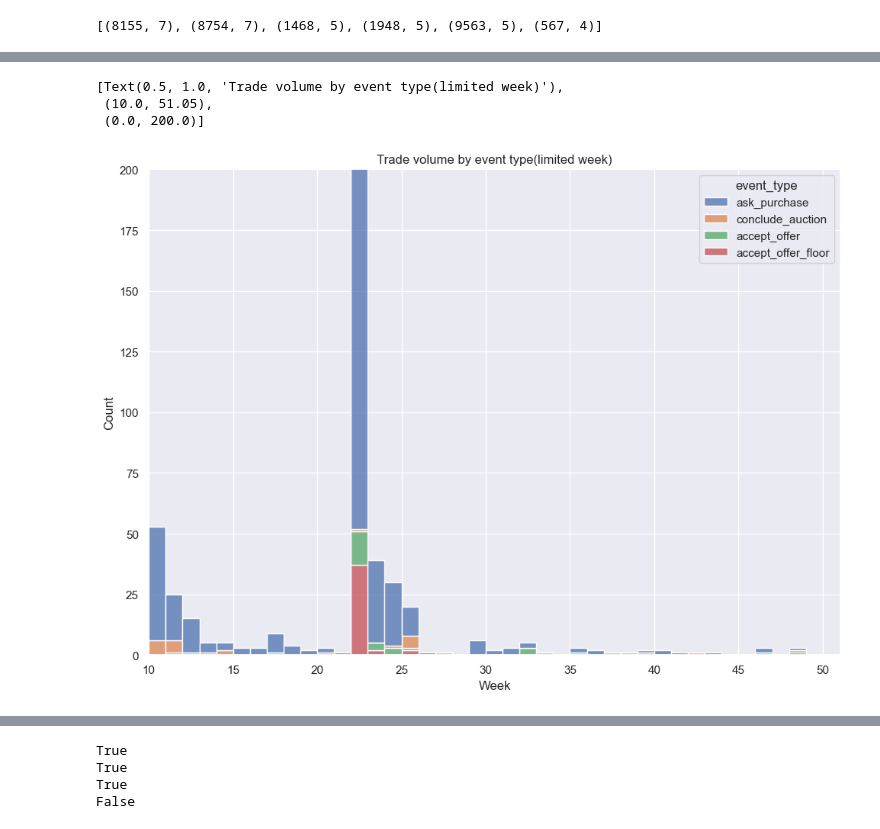
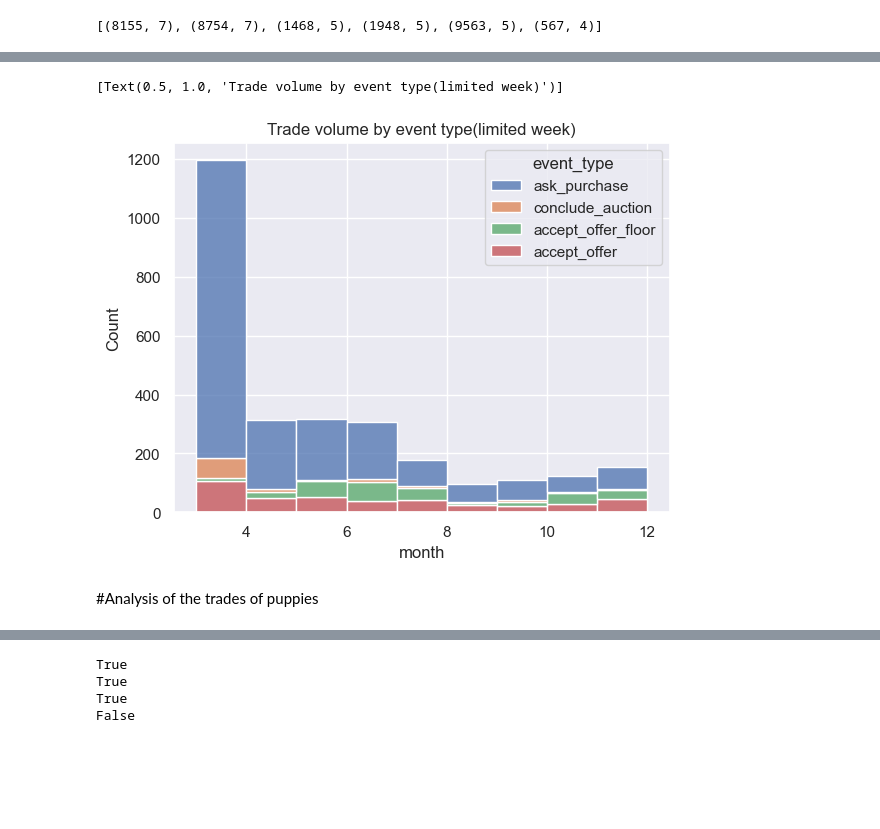
Before and after one commit to crazygeekcolin/Objkt, a Jupyter notebook: Dogamitrading.ipynb, the cells around one changed output, grey strips where cells are left out. Saved outputs shown, nothing was run; the diff lists cells and outputs as text; code cells hidden in the pictures; blank space fills up the shorter version.

```diff
--- a/Dogamitrading.ipynb
+++ b/Dogamitrading.ipynb
@@ -60,4 +499,5 @@ Ptrade['Week']= Ptrade['ts_new'].dt.week #create a week column
 Ptrade['token.token_id'] = pd.to_numeric(Ptrade['token.token_id']) #Change format to int64
 # %%
 Ptrade = Ptrade.merge(Metadata_2[['token_id', 'last_metadata_update']], how ='left', left_on='token.token_id', right_on='token_id') #Merge the columns to get last metadata update
+Ptrade.drop('token_id',axis=1,inplace= True)
 # %%
@@ -67,4 +507,5 @@ Ptrade = Ptrade.merge(Metadata_2[['token_id', 'last_metadata_update']], how ='le
 #Ptrade['last_metadata_date']= Ptrade['last_metadata_dateformat'].dt.date
 # %%
 #Add Birthday column from another table
-Ptrade = Ptrade.merge(puppies[['token_id','Birthday']], left_on= 'token.token_id', right_on='token_id')
+Ptrade = Ptrade.merge(puppies[['token_id','Birthday','Rarity tier','Rarity score']], left_on= 'token.token_id', right_on='token_id')
+puppies.head()
@@ -267,6 +663,7 @@ pd.concat([box, Ptrade[['id', 'event_type', 'price', 'timestamp', 'token_pk',
 # %%
 Ptrade_final = Ptrade[Ptrade['ts_new']>Ptrade['Birthday']]
+Ptrade_final.head()
 #Add rarity tier and rarity score to the table
-Ptrade_final = Ptrade_final.merge(puppies[['token_id','Rarity tier','Rarity score']], left_on='token_id', right_on='token_id')
+#Ptrade_final = Ptrade_final.merge(puppies[['token_id','Rarity tier','Rarity score']], left_on='token_id', right_on='token_id')
 #Finally we left 2794 transaction of puppies and 1869 transaction of boxes
 # %% [output]
@@ -310,0 +723,16 @@ a.set(ylabel= 'Price(XTZ)',title='Dogami Box transactions history')
+# %%
+sns.set_theme()
+fig,axes = plt.subplots(1, 2, figsize = (12,5))
+sns.scatterplot(ax = axes[1], data = box, x='Week', y='price',hue='event_type', palette='husl')
+axes[1].set(ylabel= 'Price(XTZ)',title='Dogami Box transactions in weeks(2022)')
+
+sns.lineplot(ax=axes[0], data = group_box, x='Week', y='price')
+axes[0].set(ylabel='Price(XTZ)', title= 'Box price history')
+
+""" sns.histplot(ax = axes[0], data = transfer['timediff_hours'][transfer['timediff_hours']<=24],bins=12)
+for i in range(3):
+    axes[i].set(xlabel = 'Duration (hours)')
+axes[0].set_title('In a day')
+axes[1].set_title('In a week')
+axes[2].set_title('Over a week')
+fig.suptitle('How long the holder keep this NFT') """
@@ -311,8 +801,8 @@ a.set(ylabel= 'Price(XTZ)',title='Dogami Box transactions history')
 # %%
-a = sns.histplot(box,x='Week',hue='event_type',multiple="stack",binwidth = 1)
-a.set(title='Trade volume by event type(limited week)', xlim=(10, None), ylim = (0, 200))
+a = sns.histplot(Ptrade_final,x='month',hue='event_type',multiple="stack", binwidth= 1)
+a.set(title='Trade volume by event type(limited week)')
 # %% [output]
-[Text(0.5, 1.0, 'Trade volume by event type(limited week)'),
- (10.0, 51.05),
- (0.0, 200.0)]
+[Text(0.5, 1.0, 'Trade volume by event type(limited week)')]
-[figure, old version]
+[figure, new version]
+# %% [markdown]
+#Analysis of the trades of puppies
```
Also changed, not shown: parts of 123 cells of this notebook, 5 other files.
